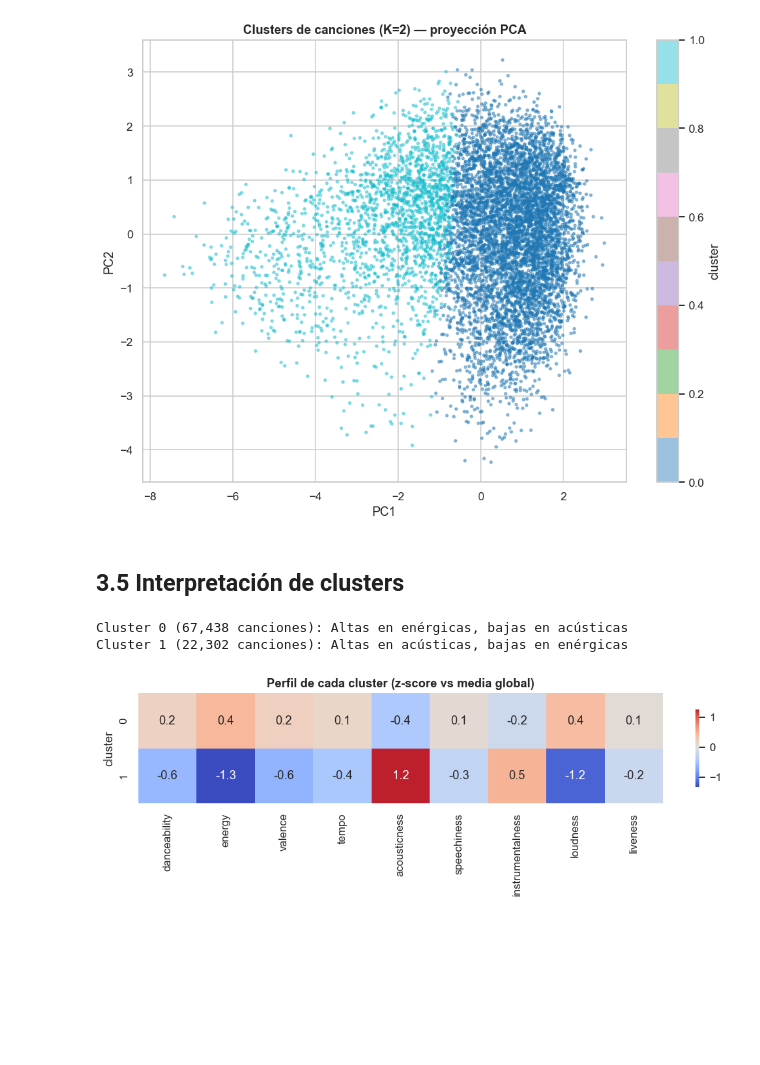
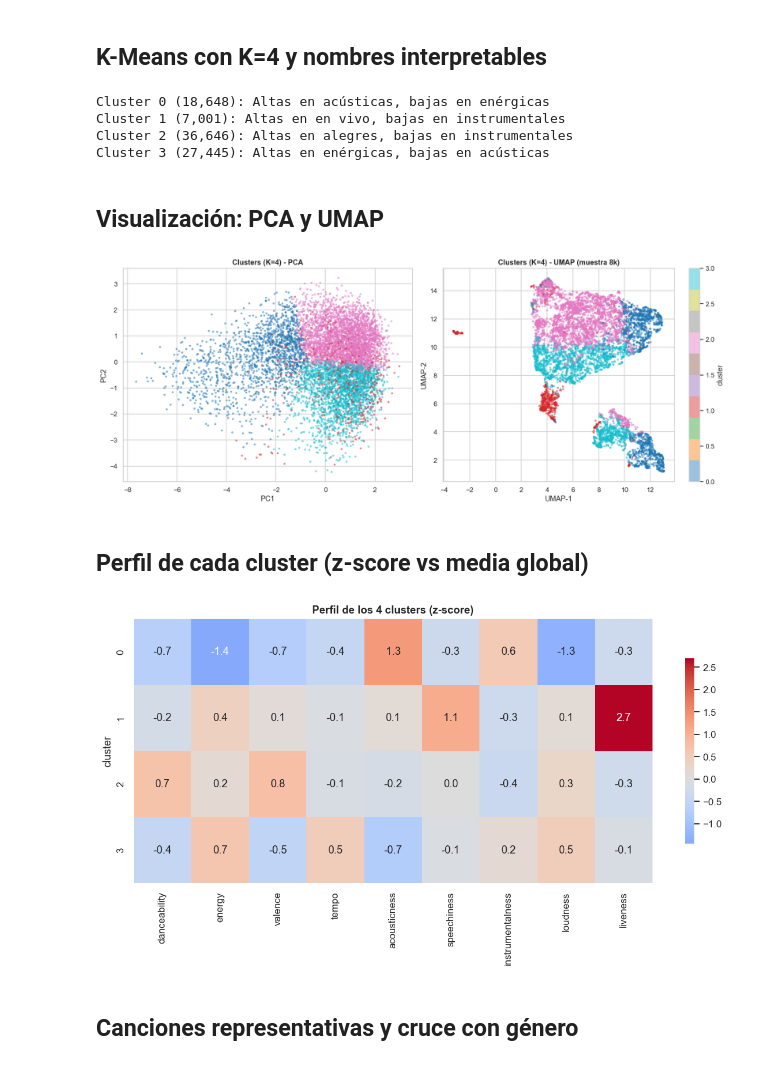
Before and after one commit to 0marMF/music-analysis, a Jupyter notebook: notebooks/03_clustering.ipynb, the cells around one changed output. Drawn from its saved outputs; the diff is of its cells as text; code cells hidden in the pictures; blank space fills up the shorter version.

```diff
--- a/notebooks/03_clustering.ipynb
+++ b/notebooks/03_clustering.ipynb
@@ -67,41 +54,46 @@ K óptimo (máx silhouette): 2
+# %% [markdown]
+## K-Means con K=4 y nombres interpretables
+# %%
+K = cfg["clustering"]["k"]
+km, labels = cluster.fit(X, K, SEED)
+songs = songs.assign(cluster=labels)
+nombres = cluster.name_clusters(songs, labels, AUDIO)
+for c in sorted(nombres):
+    print(f"Cluster {c} ({int((labels==c).sum()):,}): {nombres[c]}")
+# %% [output]
+Cluster 0 (18,648): Altas en acústicas, bajas en enérgicas
+Cluster 1 (7,001): Altas en en vivo, bajas en instrumentales
+Cluster 2 (36,646): Altas en alegres, bajas en instrumentales
+Cluster 3 (27,445): Altas en enérgicas, bajas en acústicas
+# %% [markdown]
+## Visualización: PCA y UMAP
 # %%
-km = KMeans(n_clusters=best_k, n_init=10, random_state=RS).fit(X)
-songs["cluster"] = km.labels_
+rng = np.random.RandomState(SEED)
+samp = rng.choice(len(X), 8000, replace=False)
+Xp = PCA(n_components=2, random_state=SEED).fit_transform(X)
+Xu = umap.UMAP(n_components=2, random_state=SEED).fit_transform(X[samp])
 
-samp = np.random.RandomState(RS).choice(len(X), 8000, replace=False)
-fig, ax = plt.subplots(figsize=(9,7))
-sc = ax.scatter(Xp[samp,0], Xp[samp,1], c=km.labels_[samp], cmap="tab10", s=6, alpha=.45)
-ax.set_title(f"Clusters de canciones (K={best_k}) — proyección PCA")
-ax.set_xlabel("PC1"); ax.set_ylabel("PC2"); plt.colorbar(sc, label="cluster")
-fig.tight_layout(); fig.savefig(REPORTS/"09_clusters_pca.png", bbox_inches="tight"); plt.show()
+fig, ax = plt.subplots(1, 2, figsize=(15, 6))
+sc0 = ax[0].scatter(Xp[samp,0], Xp[samp,1], c=labels[samp], cmap="tab10", s=6, alpha=.45)
+ax[0].set_title(f"Clusters (K={K}) - PCA"); ax[0].set_xlabel("PC1"); ax[0].set_ylabel("PC2")
+sc1 = ax[1].scatter(Xu[:,0], Xu[:,1], c=labels[samp], cmap="tab10", s=6, alpha=.45)
+ax[1].set_title(f"Clusters (K={K}) - UMAP (muestra 8k)"); ax[1].set_xlabel("UMAP-1"); ax[1].set_ylabel("UMAP-2")
+plt.colorbar(sc1, ax=ax[1], label="cluster")
+fig.tight_layout()
+fig.savefig(REPORTS/"09_clusters_pca.png", bbox_inches="tight")
 # %% [output]
-[figure, old version]
+[figure, new version]
-# %% [markdown]
-## 3.5 Interpretación de clusters
+# %% [markdown]
+## Perfil de cada cluster (z-score vs media global)
 # %%
 prof = songs.groupby("cluster")[AUDIO].mean()
-# nombre descriptivo según features por encima/debajo de la media global
-glob = songs[AUDIO].mean()
-def nombrar(row):
-    z = (row - glob) / songs[AUDIO].std()
-    alta = z.sort_values(ascending=False).index[0]
-    baja = z.sort_values().index[0]
-    trad = {"danceability":"bailables","energy":"enérgicas","valence":"alegres","tempo":"rápidas",
-            "acousticness":"acústicas","speechiness":"habladas","instrumentalness":"instrumentales",
-            "loudness":"potentes","liveness":"en vivo"}
-    return f"Altas en {trad[alta]}, bajas en {trad[baja]}"
-nombres = {c: nombrar(prof.loc[c]) for c in prof.index}
-for c in prof.index:
-    print(f"Cluster {c} ({(songs.cluster==c).sum():,} canciones): {nombres[c]}")
-
-# heatmap de perfiles (z-score)
-z = (prof - glob) / songs[AUDIO].std()
-fig, ax = plt.subplots(figsize=(10, 0.7*best_k+2))
+z = (prof - songs[AUDIO].mean()) / songs[AUDIO].std()
+fig, ax = plt.subplots(figsize=(11, 1.0*K + 2))
 sns.heatmap(z, cmap="coolwarm", center=0, annot=True, fmt=".1f", ax=ax, cbar_kws={"shrink":.7})
-ax.set_title("Perfil de cada cluster (z-score vs media global)"); ax.set_ylabel("cluster")
+ax.set_title(f"Perfil de los {K} clusters (z-score)"); ax.set_ylabel("cluster")
 fig.tight_layout(); fig.savefig(REPORTS/"10_cluster_profiles.png", bbox_inches="tight"); plt.show()
 # %% [output]
-Cluster 0 (67,438 canciones): Altas en enérgicas, bajas en acústicas
-Cluster 1 (22,302 canciones): Altas en acústicas, bajas en enérgicas
-[figure, old version]
+[figure, new version]
+# %% [markdown]
+## Canciones representativas y cruce con género
 # %%
```
Also changed, not shown: parts of 15 cells of this notebook, 13 other files.
